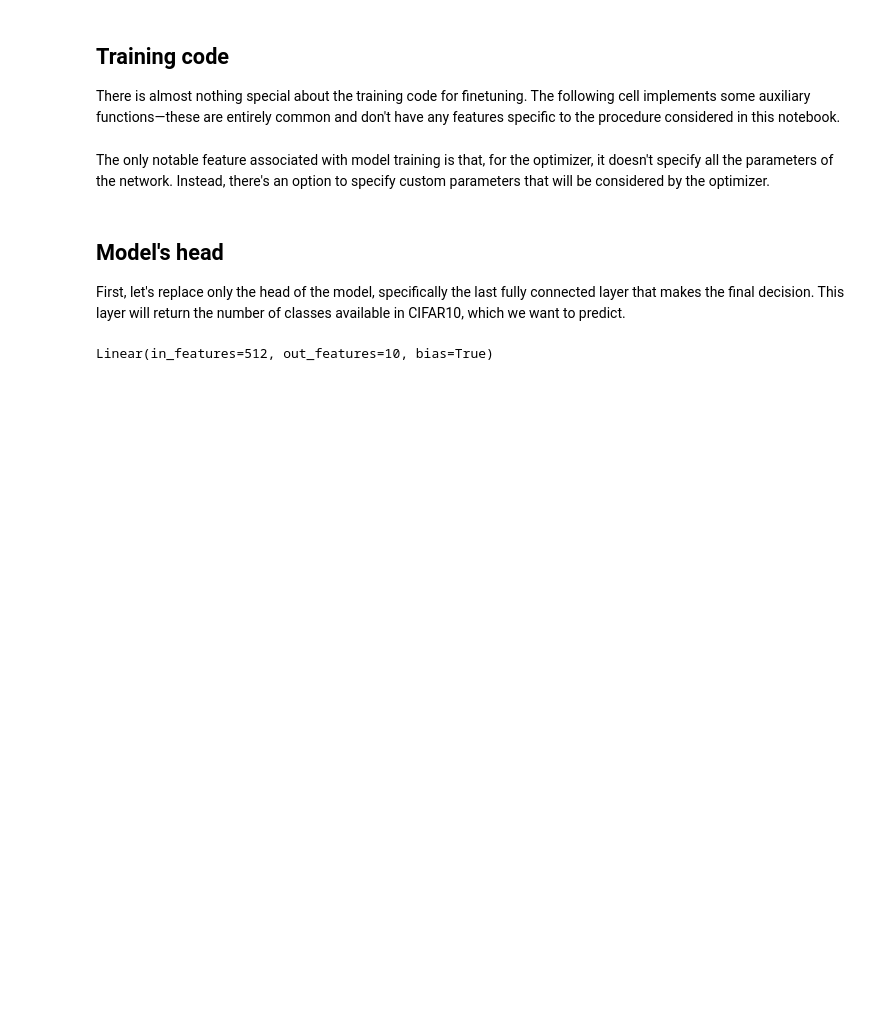
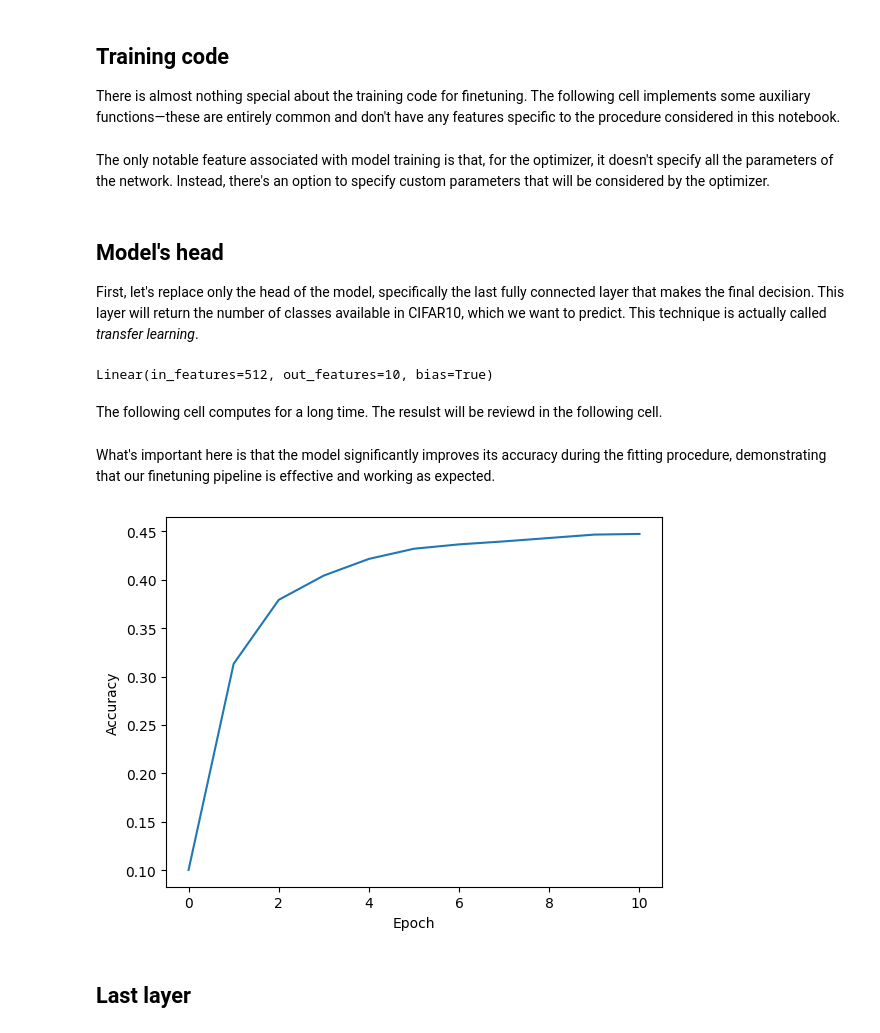
Before and after one commit to fedorkobak/knowledge, a Jupyter notebook: python/torch/examples/resnet_finetuning.ipynb, the cells around one changed output. Cells and saved outputs as stored; diff of their text form; code cells hidden in the pictures; blank space fills up the shorter version.

Commit message:
python/torch/examples/resnet_finetuning.ipynb   show transfer learning results   prepare model for last layer fine tuning

```diff
--- a/python/torch/examples/resnet_finetuning.ipynb
+++ b/python/torch/examples/resnet_finetuning.ipynb
@@ -7,7 +7,7 @@ import json
 import tqdm
 import urllib
 from pathlib import Path
-files_path = Path("./rested_finetuning_files")
+files_path = Path("./resnet_finetuning_files")
 files_path.mkdir(exist_ok=True)
 
 import numpy as np
@@ -281,7 +281,7 @@ def train(
 # %% [markdown]
 ## Model's head
 
-First, let's replace only the head of the model, specifically the last fully connected layer that makes the final decision. This layer will return the number of classes available in CIFAR10, which we want to predict.
+First, let's replace only the head of the model, specifically the last fully connected layer that makes the final decision. This layer will return the number of classes available in CIFAR10, which we want to predict. This technique is actually called *transfer learning*.
 # %%
 torch.manual_seed(10)
 
@@ -294,6 +294,8 @@ model.fc = torch.nn.Linear(
 model.fc.requires_grad_(True)
 # %% [output]
 Linear(in_features=512, out_features=10, bias=True)
+# %% [markdown]
+The following cell computes for a long time. The resulst will be reviewd in the following cell.
 # %%
 model.to(device=device)
 
@@ -311,0 +319,16 @@ training_process = {}
+# %% [markdown]
+What's important here is that the model significantly improves its accuracy during the fitting procedure, demonstrating that our finetuning pipeline is effective and working as expected.
+# %%
+with open(
+    file=files_path/"only_head_training_progress.json", mode="r"
+) as f:
+    training_progress = json.load(f)
+
+plt.plot(training_progress["test_accuracies"])
+plt.xlabel("Epoch")
+plt.ylabel("Accuracy")
+plt.show()
+# %% [output]
+[figure, added]
+# %% [markdown]
+## Last layer
```
Also changed, not shown: parts of 4 cells of this notebook, 2 other files.
